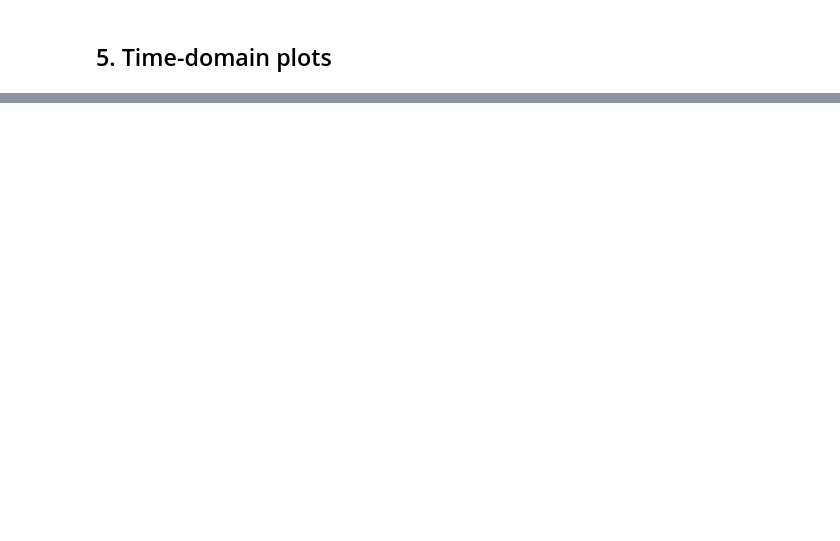
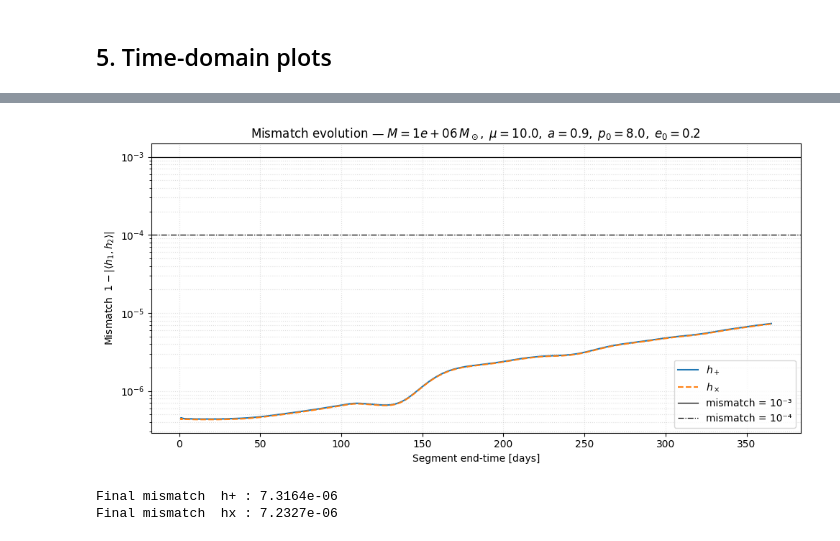
Before and after one commit to BertDepoorter/fewtrax, a Jupyter notebook: comparison/waveform_explorer.ipynb, the cells around one changed output, grey strips where cells are left out. Cells and saved outputs as stored; diff of their text form; code cells hidden in the pictures; blank space fills up the shorter version.

```diff
--- a/comparison/waveform_explorer.ipynb
+++ b/comparison/waveform_explorer.ipynb
@@ -398,0 +446,30 @@ plt.show()
+# %%
+t_mm, mm_hp = mismatch_vs_time(hp_few, hp_ft, dt)
+_,    mm_hx = mismatch_vs_time(hx_few, hx_ft, dt)
+
+fig, ax = plt.subplots(figsize=(10, 5))
+
+ax.semilogy(t_mm, mm_hp, lw=1.5, label=r"$h_+$")
+ax.semilogy(t_mm, mm_hx, lw=1.5, ls="--", label=r"$h_\times$")
+
+ax.axhline(1e-3, color="black", lw=0.9, ls="-", label="mismatch = 10⁻³")
+ax.axhline(1e-4, color="black", lw=0.9, ls="-.", label="mismatch = 10⁻⁴")
+
+ax.set_xlabel("Segment end-time [days]")
+ax.set_ylabel("Mismatch  $1 - |\\langle h_1, h_2\\rangle|$")
+ax.set_title(
+    fr"Mismatch evolution — "
+    fr"$M={M:.0e}\,M_\odot,\;\mu={mu},\;a={a},\;p_0={p0},\;e_0={e0}$"
+)
+ax.legend()
+ax.grid(True, which="both", ls=":", alpha=0.4)
+
+plt.tight_layout()
+plt.show()
+
+print(f"Final mismatch  h+ : {mm_hp[-1]:.4e}")
+print(f"Final mismatch  hx : {mm_hx[-1]:.4e}")
+# %% [output]
+[figure, added]
+Final mismatch  h+ : 7.3164e-06
+Final mismatch  hx : 7.2327e-06
```
Also changed, not shown: parts of 17 cells of this notebook, 1 other file.
